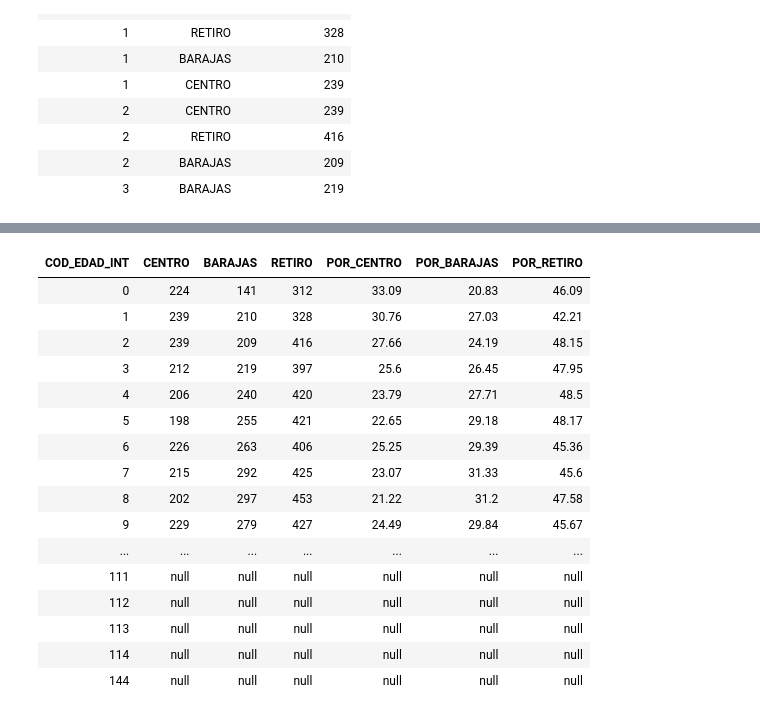
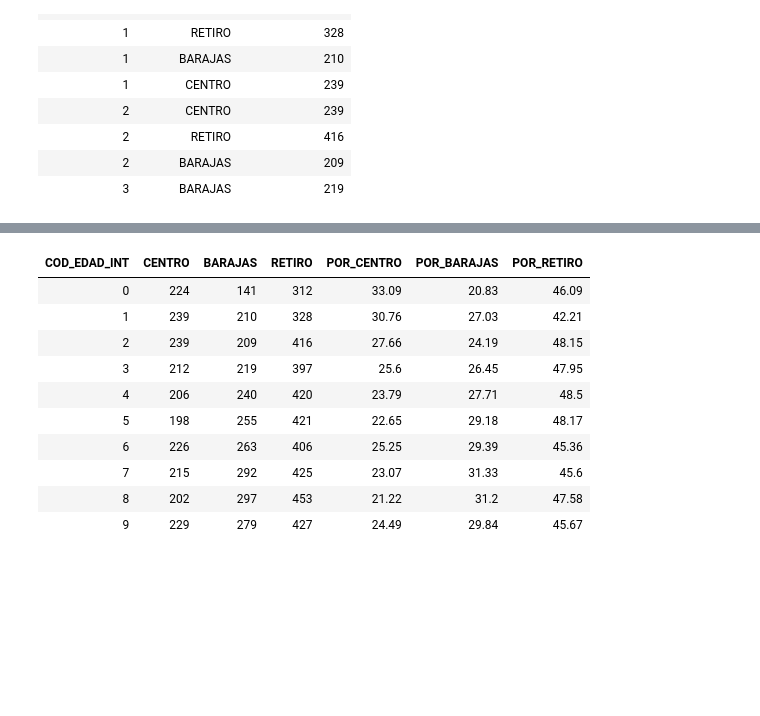
Before and after one commit to inakibosonit/formacion, a Jupyter notebook: practica_padron/ejercicios_spark.ipynb, the cells around one changed output, grey strips where cells are left out. Saved outputs shown, nothing was run; the diff lists cells and outputs as text; code cells hidden in the pictures; blank space fills up the shorter version.

Commit message:
actualizar con limits

```diff
--- a/practica_padron/ejercicios_spark.ipynb
+++ b/practica_padron/ejercicios_spark.ipynb
@@ -648,38 +642,32 @@ ORDER BY COD_EDAD_INT ;
 # %%
 %sql
 
 /* crea 3 columnas nuevas que hagan referencia a qué porcentaje
 de la suma de "espanolesmujeres" en los tres distritos para cada rango de edad representa
 cada uno de los tres distritos. Debe estar redondeada a 2 decimales*/
 
 SELECT COD_EDAD_INT, CENTRO, BARAJAS, RETIRO,
 ROUND (( CENTRO / (CENTRO + BARAJAS + RETIRO)) * 100, 2) AS POR_CENTRO,
 ROUND (( BARAJAS / (CENTRO + BARAJAS + RETIRO)) * 100, 2) AS POR_BARAJAS,
 ROUND (( RETIRO / (CENTRO + BARAJAS + RETIRO)) * 100, 2) AS POR_RETIRO
 FROM (  SELECT COD_EDAD_INT, DESC_DISTRITO,espanolesmujeres FROM padron_txt )
 pivot  (
   SUM(espanolesmujeres) FOR DESC_DISTRITO IN('CENTRO' AS CENTRO, 'BARAJAS' AS BARAJAS, 'RETIRO' AS RETIRO)
 
 )
-ORDER BY COD_EDAD_INT ;
+ORDER BY COD_EDAD_INT LIMIT 10;
 # %% [output]
 | COD_EDAD_INT | CENTRO | BARAJAS | RETIRO | POR_CENTRO | POR_BARAJAS | POR_RETIRO |
 | 0 | 224 | 141 | 312 | 33.09 | 20.83 | 46.09 |
 | 1 | 239 | 210 | 328 | 30.76 | 27.03 | 42.21 |
 | 2 | 239 | 209 | 416 | 27.66 | 24.19 | 48.15 |
 | 3 | 212 | 219 | 397 | 25.6 | 26.45 | 47.95 |
 | 4 | 206 | 240 | 420 | 23.79 | 27.71 | 48.5 |
 | 5 | 198 | 255 | 421 | 22.65 | 29.18 | 48.17 |
 | 6 | 226 | 263 | 406 | 25.25 | 29.39 | 45.36 |
 | 7 | 215 | 292 | 425 | 23.07 | 31.33 | 45.6 |
 | 8 | 202 | 297 | 453 | 21.22 | 31.2 | 47.58 |
 | 9 | 229 | 279 | 427 | 24.49 | 29.84 | 45.67 |
-| ... | ... | ... | ... | ... | ... | ... |
-| 111 | null | null | null | null | null | null |
-| 112 | null | null | null | null | null | null |
-| 113 | null | null | null | null | null | null |
-| 114 | null | null | null | null | null | null |
-| 144 | null | null | null | null | null | null |
 # %%
 # With this registered as a temp view, it will only be available to this particular notebook. If you'd like other users to be able to query this table, you can also create a table from the DataFrame.
 # Once saved, this table will persist across cluster restarts as well as allow various users across different notebooks to query this data.
```
Also changed, not shown: parts of 1 cell of this notebook.
